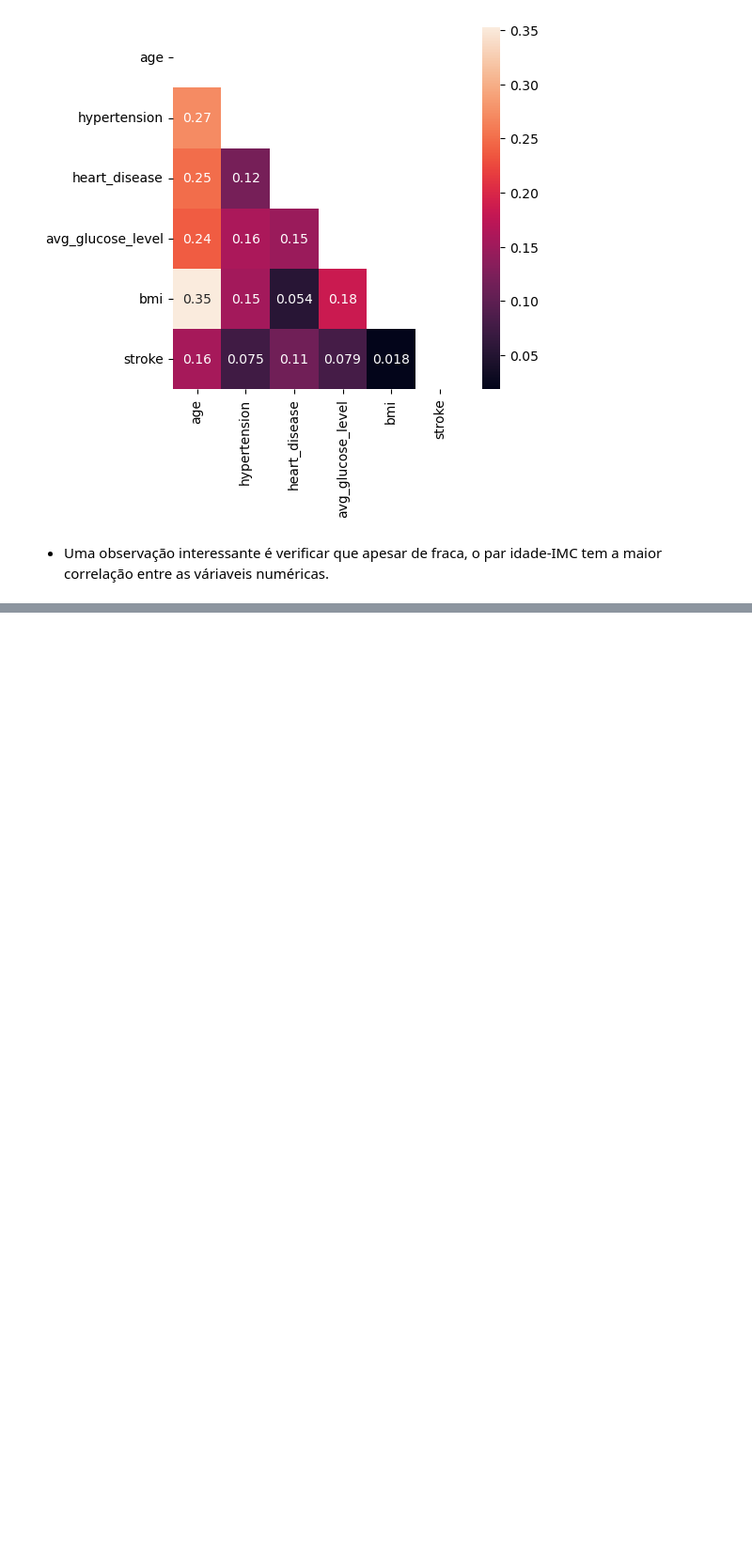
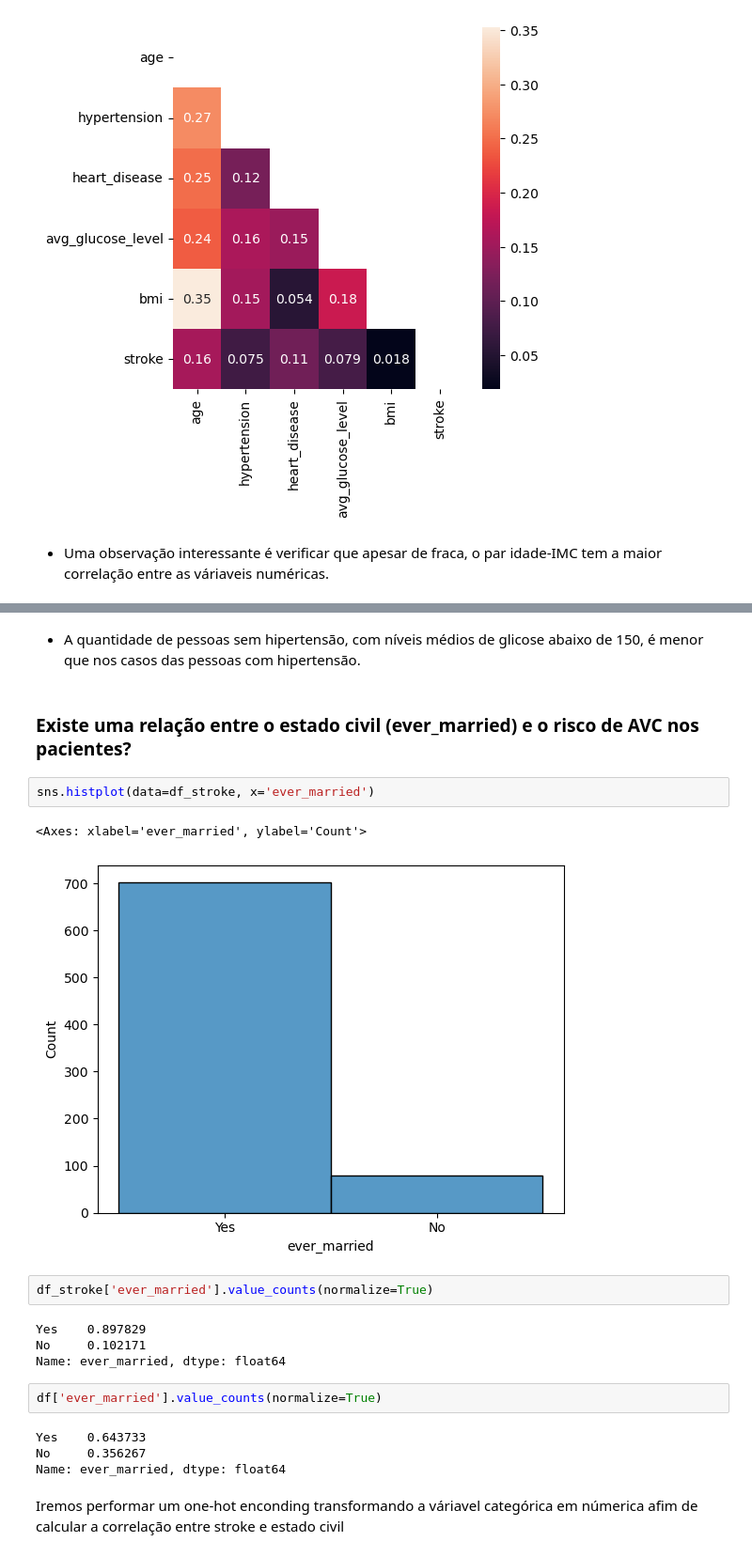
Before and after one commit to Jdss026/stroke-classifier, a Jupyter notebook: notebooks/eda.ipynb, the cells around one changed output, grey strips where cells are left out. Shown at 94% size. Cells and saved outputs as stored; diff of their text form; blank space fills up the shorter version.

```diff
--- a/notebooks/eda.ipynb
+++ b/notebooks/eda.ipynb
@@ -631,0 +678,23 @@ plt.show()
+# %% [markdown]
+- A quantidade de pessoas sem hipertensão, com níveis médios de glicose abaixo de 150, é menor que nos casos das pessoas com hipertensão.
+# %% [markdown]
+### Existe uma relação entre o estado civil (ever_married) e o risco de AVC nos pacientes?
+# %%
+sns.histplot(data=df_stroke, x='ever_married')
+# %% [output]
+<Axes: xlabel='ever_married', ylabel='Count'>
+[figure, added]
+# %%
+df_stroke['ever_married'].value_counts(normalize=True)
+# %% [output]
+Yes    0.897829
+No     0.102171
+Name: ever_married, dtype: float64
+# %%
+df['ever_married'].value_counts(normalize=True)
+# %% [output]
+Yes    0.643733
+No     0.356267
+Name: ever_married, dtype: float64
+# %% [markdown]
+Iremos performar um one-hot enconding transformando a váriavel categórica em númerica afim de calcular a correlação entre stroke e estado civil
```
Also changed, not shown: parts of 15 cells of this notebook.
